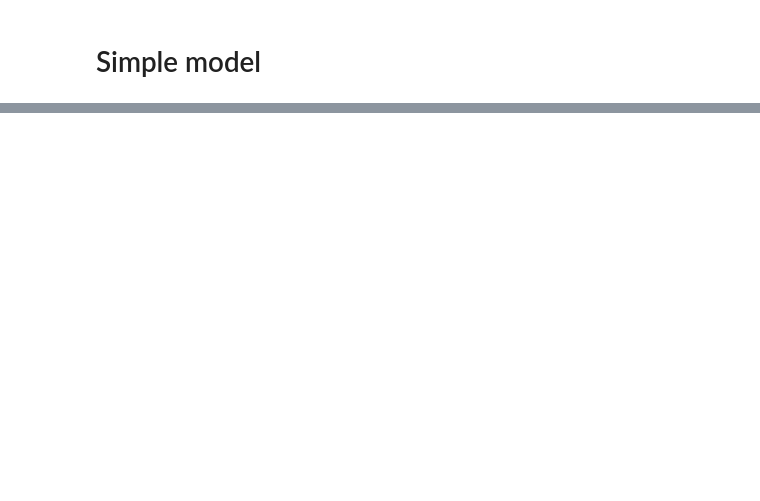
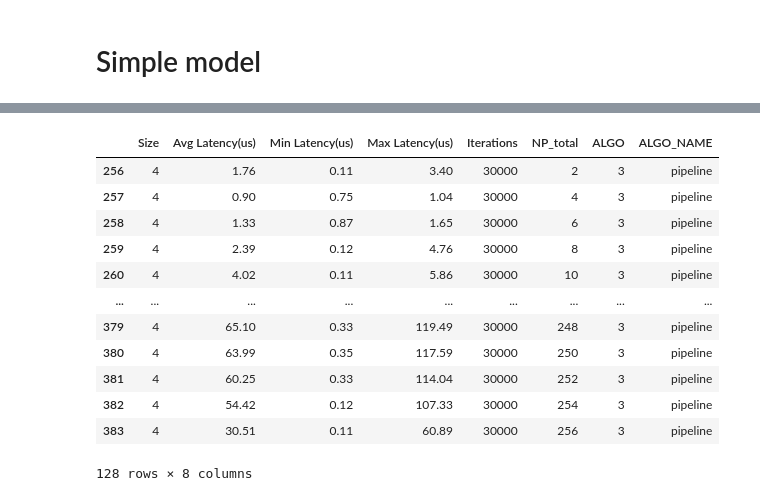
Before and after one commit to JunkyByte/final_hpc_and_cloud, a Jupyter notebook: HPC/exercise1/data_analysis.ipynb, the cells around one changed output, grey strips where cells are left out. Saved outputs shown, nothing was run; the diff lists cells and outputs as text; code cells hidden in the pictures; blank space fills up the shorter version.

```diff
--- a/HPC/exercise1/data_analysis.ipynb
+++ b/HPC/exercise1/data_analysis.ipynb
@@ -125,0 +249,17 @@ plt.show()
+# %%
+algo_name = 'pipeline'
+results[(results['ALGO_NAME'] == algo_name) & (results['Size'] == MESSAGE_SIZE)]
+# %% [output]
+|  | Size | Avg Latency(us) | Min Latency(us) | Max Latency(us) | Iterations | NP_total | ALGO | ALGO_NAME |
+| 256 | 4 | 1.76 | 0.11 | 3.40 | 30000 | 2 | 3 | pipeline |
+| 257 | 4 | 0.90 | 0.75 | 1.04 | 30000 | 4 | 3 | pipeline |
+| 258 | 4 | 1.33 | 0.87 | 1.65 | 30000 | 6 | 3 | pipeline |
+| 259 | 4 | 2.39 | 0.12 | 4.76 | 30000 | 8 | 3 | pipeline |
+| 260 | 4 | 4.02 | 0.11 | 5.86 | 30000 | 10 | 3 | pipeline |
+| ... | ... | ... | ... | ... | ... | ... | ... | ... |
+| 379 | 4 | 65.10 | 0.33 | 119.49 | 30000 | 248 | 3 | pipeline |
+| 380 | 4 | 63.99 | 0.35 | 117.59 | 30000 | 250 | 3 | pipeline |
+| 381 | 4 | 60.25 | 0.33 | 114.04 | 30000 | 252 | 3 | pipeline |
+| 382 | 4 | 54.42 | 0.12 | 107.33 | 30000 | 254 | 3 | pipeline |
+| 383 | 4 | 30.51 | 0.11 | 60.89 | 30000 | 256 | 3 | pipeline |
+128 rows × 8 columns
```
Also changed, not shown: parts of 8 cells of this notebook, 30 other files.
